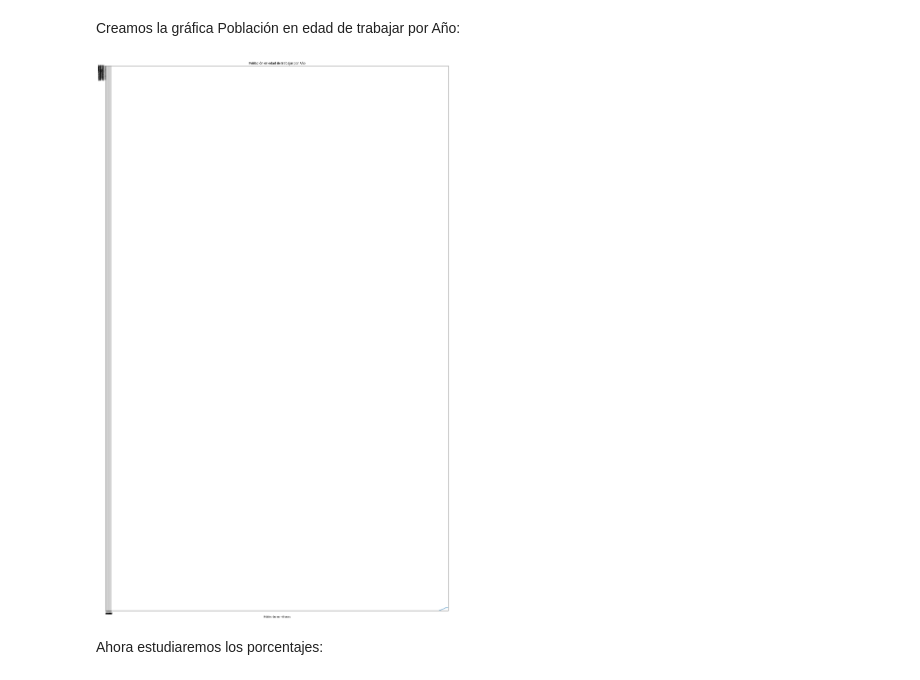
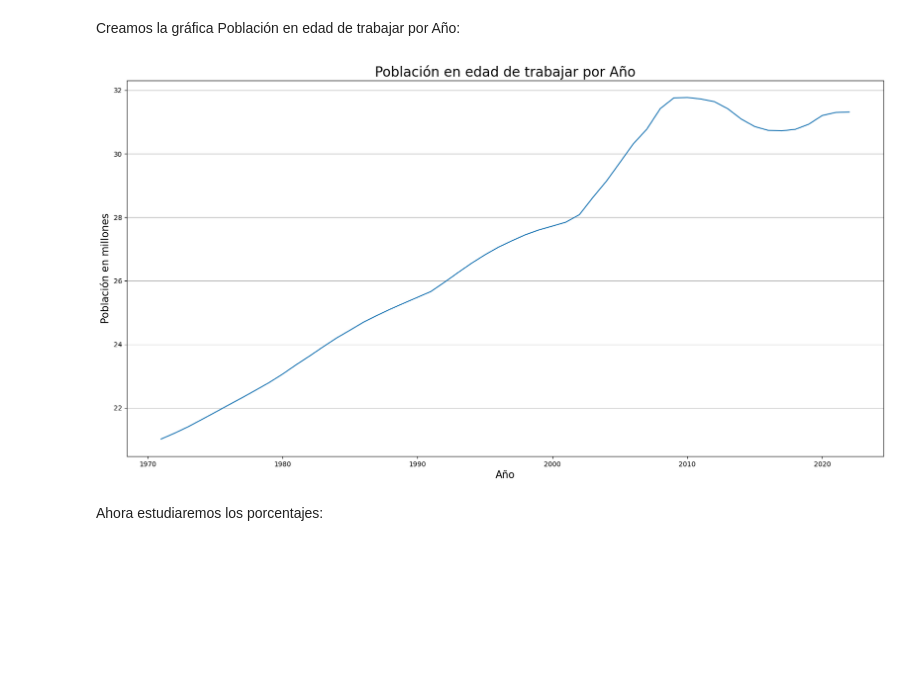
Before and after one commit to powerPoint04/PROYECTO1, a Jupyter notebook: Demografía/PoblaciónTrabajo/PoblacionActiva.ipynb, the cells around one changed output. Drawn from its saved outputs; the diff is of its cells as text; code cells hidden in the pictures; blank space fills up the shorter version.

```diff
--- a/Demografía/PoblaciónTrabajo/PoblacionActiva.ipynb
+++ b/Demografía/PoblaciónTrabajo/PoblacionActiva.ipynb
@@ -74,19 +74,18 @@ for año, nPoblacion in diccionarioPerTot.items():
 # %% [markdown]
 Creamos la gráfica Población en edad de trabajar por Año:
 # %%
-fig, ax = plt.subplots(figsize = (25,40))
+fig, ax = plt.subplots(figsize =(20,10))
 
 ax.plot(periodo, poblacionEdadTrabajarNormalizado)
-ax.set_title('Población en edad de trabajar por Año')
-ax.set_xlabel('Población en millones')
-ax.grid(axis='x')
+ax.set_title('Población en edad de trabajar por Año',fontsize = 20)
+ax.set_ylabel('Población en millones',fontsize = 15)
+ax.set_xlabel('Año', fontsize = 15)
+ax.grid(axis='y')
 
-plt.yticks(np.arange(0,34,2))
-plt.xticks(np.arange(1971,2023,1))
 
 None
 # %% [output]
-[figure, old version]
+[figure, new version]
 # %% [markdown]
 Ahora estudiaremos los porcentajes:
 # %%
```
Also changed, not shown: 4 other files.
